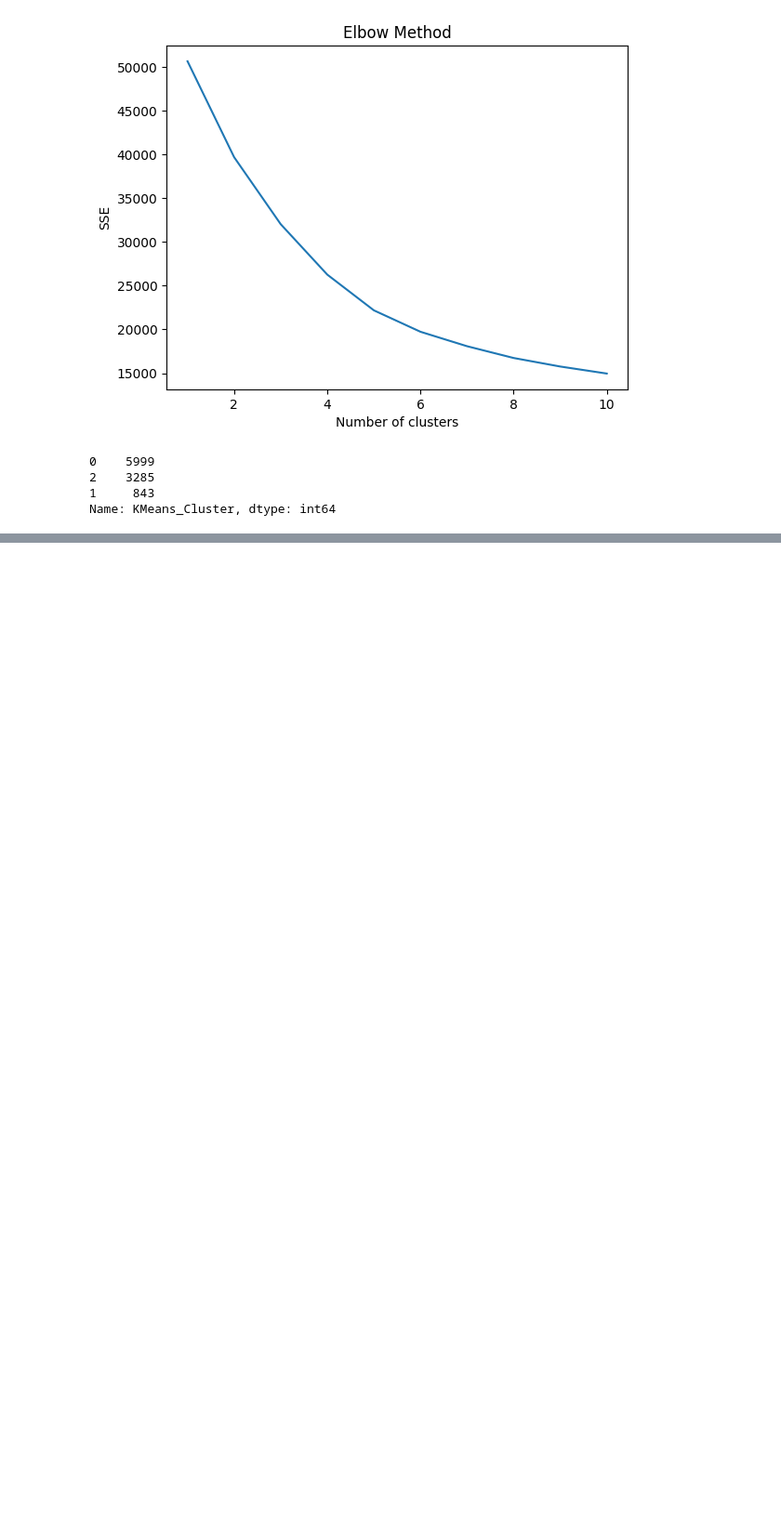
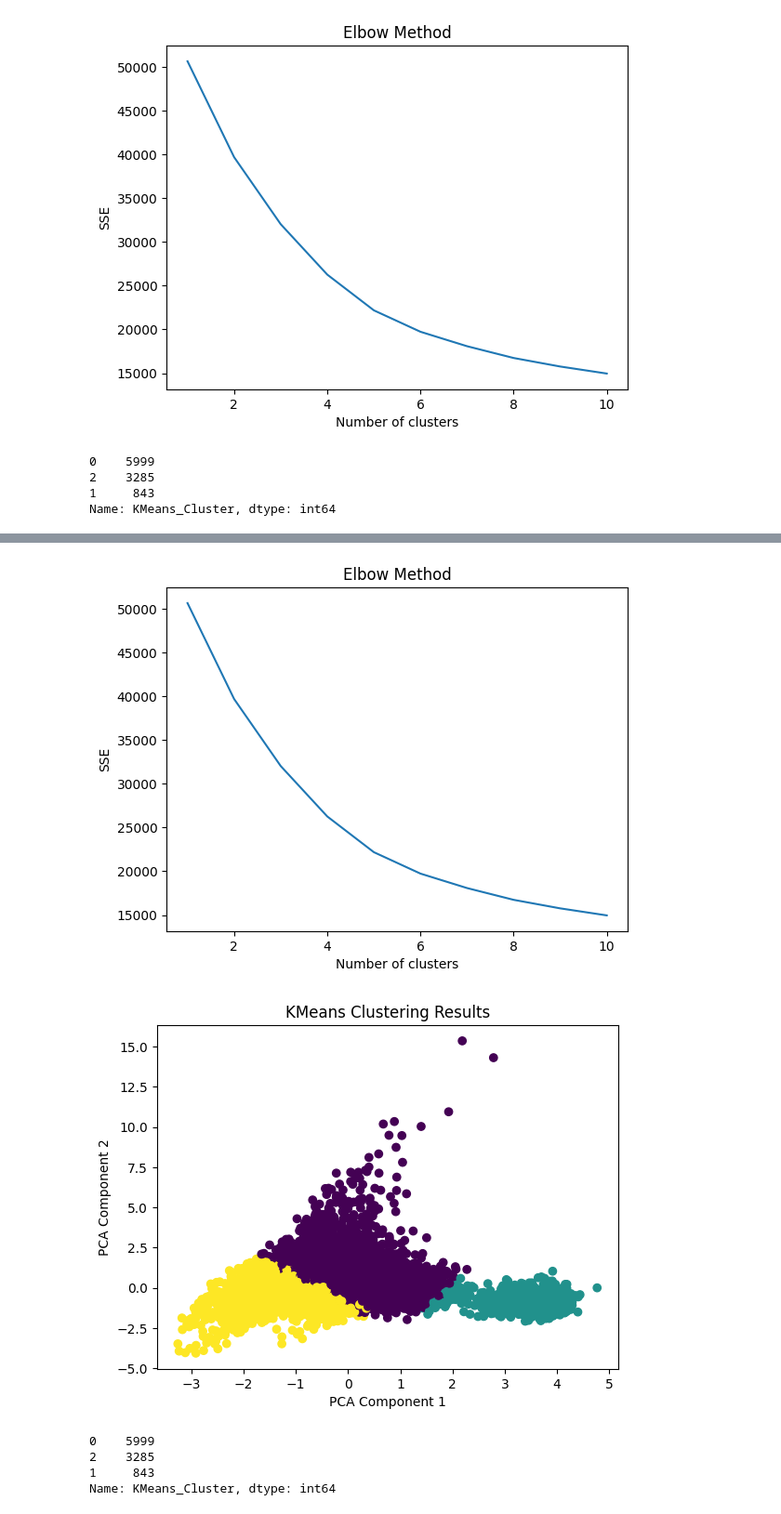
Before and after one commit to Coder-Python/churn-prediction, a Jupyter notebook: 1.ML Sebastien/ML_Clustering_Sebastien.ipynb, the cells around one changed output, grey strips where cells are left out. Shown at 93% size. Drawn from its saved outputs; the diff is of its cells as text; code cells hidden in the pictures; blank space fills up the shorter version.

```diff
--- a/1.ML Sebastien/ML_Clustering_Sebastien.ipynb
+++ b/1.ML Sebastien/ML_Clustering_Sebastien.ipynb
@@ -122,0 +75,59 @@ dtype: int64
+# %%
+import matplotlib.pyplot as plt
+from sklearn.cluster import KMeans
+from sklearn.preprocessing import StandardScaler
+from sklearn.decomposition import PCA
+import warnings
+warnings.simplefilter(action='ignore', category=FutureWarning)
+
+# Standardize features to have mean=0 and variance=1
+scaler = StandardScaler()
+X_std = scaler.fit_transform(X)
+
+# Reduce dimensionality to two dimensions using PCA
+pca = PCA(n_components=2)
+X_pca = pca.fit_transform(X_std)
+
+# Perform clustering with K-Means algorithm for different number of clusters
+sse = []
+for k in range(1, 11):
+    kmeans = KMeans(n_clusters=k, random_state=42)
+    kmeans.fit(X_std)
+    sse.append(kmeans.inertia_)
+
+# Plot SSE for different number of clusters
+plt.plot(range(1, 11), sse)
+plt.title('Elbow Method')
+plt.xlabel('Number of clusters')
+plt.ylabel('SSE')
+plt.show()
+
+# Choose optimal number of clusters based on elbow point
+k = 3
+
+# Perform clustering with optimal number of clusters
+kmeans = KMeans(n_clusters=k, random_state=42)
+kmeans.fit(X_std)
+
+# Add cluster labels to original data
+df["KMeans_Cluster"] = kmeans.labels_
+
+# Plot clusters
+plt.scatter(X_pca[:, 0], X_pca[:, 1], c=kmeans.labels_)
+plt.xlabel('PCA Component 1')
+plt.ylabel('PCA Component 2')
+plt.title('KMeans Clustering Results')
+plt.show()
+
+# Print number of customers in each cluster
+print(df["KMeans_Cluster"].value_counts())
+
+# Save df with cluster back to CSV
+df.to_csv(".\Clustering_Results\BankChurners_w_Clustering_output_KMeans.csv", index=False)
+# %% [output]
+[figure, added]
+[figure, added]
+0    5999
+2    3285
+1     843
+Name: KMeans_Cluster, dtype: int64
```
Also changed, not shown: parts of 2 cells of this notebook, 2 other files.
